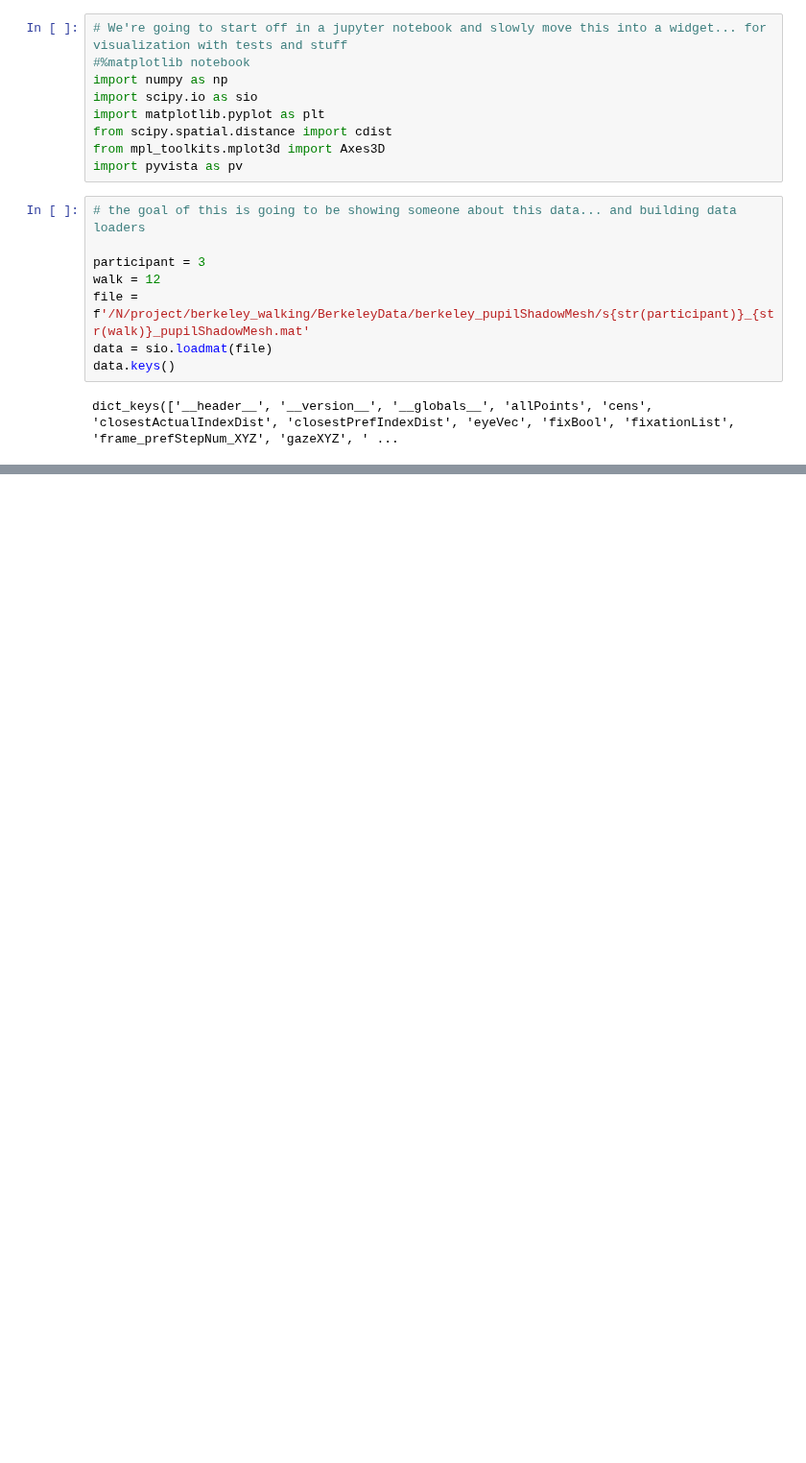
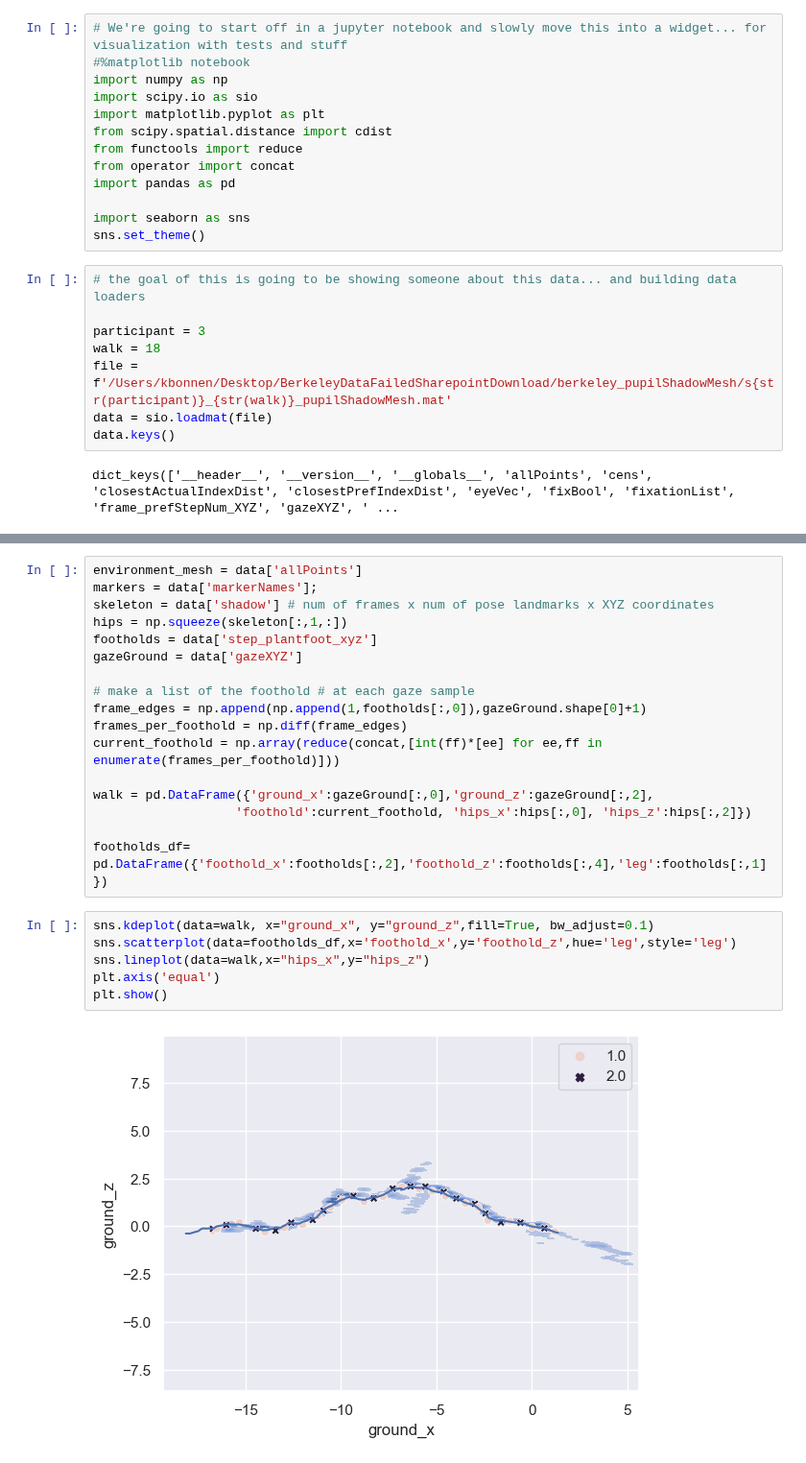
Before and after one commit to BonnenLab/visualize-skelly-laser-environment, a Jupyter notebook: getting-started.ipynb, the cells around one changed output, grey strips where cells are left out. Shown at 96% size. Saved outputs shown, nothing was run; the diff lists cells and outputs as text; blank space fills up the shorter version.

Commit message:
Updated to load a visualize a single walk with seaborn plots

```diff
--- a/getting-started.ipynb
+++ b/getting-started.ipynb
@@ -5,14 +5,18 @@ import numpy as np
 import scipy.io as sio
 import matplotlib.pyplot as plt
 from scipy.spatial.distance import cdist
-from mpl_toolkits.mplot3d import Axes3D
-import pyvista as pv
+from functools import reduce
+from operator import concat
+import pandas as pd
+
+import seaborn as sns
+sns.set_theme()
 # %%
 # the goal of this is going to be showing someone about this data... and building data loaders
 
 participant = 3
-walk = 12
-file = f'/N/project/berkeley_walking/BerkeleyData/berkeley_pupilShadowMesh/s{str(participant)}_{str(walk)}_pupilShadowMesh.mat'
+walk = 18
+file = f'/Users/kbonnen/Desktop/BerkeleyDataFailedSharepointDownload/berkeley_pupilShadowMesh/s{str(participant)}_{str(walk)}_pupilShadowMesh.mat'
 data = sio.loadmat(file)
 data.keys()
 # %% [output]
@@ -384,0 +24,25 @@ plt.show()
+# %%
+environment_mesh = data['allPoints']
+markers = data['markerNames'];
+skeleton = data['shadow'] # num of frames x num of pose landmarks x XYZ coordinates
+hips = np.squeeze(skeleton[:,1,:])
+footholds = data['step_plantfoot_xyz']
+gazeGround = data['gazeXYZ']
+
+# make a list of the foothold # at each gaze sample
+frame_edges = np.append(np.append(1,footholds[:,0]),gazeGround.shape[0]+1)
+frames_per_foothold = np.diff(frame_edges)
+current_foothold = np.array(reduce(concat,[int(ff)*[ee] for ee,ff in enumerate(frames_per_foothold)]))
+
+walk = pd.DataFrame({'ground_x':gazeGround[:,0],'ground_z':gazeGround[:,2],
+                   'foothold':current_foothold, 'hips_x':hips[:,0], 'hips_z':hips[:,2]})
+
+footholds_df= pd.DataFrame({'foothold_x':footholds[:,2],'foothold_z':footholds[:,4],'leg':footholds[:,1]})
+# %%
+sns.kdeplot(data=walk, x="ground_x", y="ground_z",fill=True, bw_adjust=0.1)
+sns.scatterplot(data=footholds_df,x='foothold_x',y='foothold_z',hue='leg',style='leg')
+sns.lineplot(data=walk,x="hips_x",y="hips_z")
+plt.axis('equal')
+plt.show()
+# %% [output]
+[figure, added]
```
Also changed, not shown: parts of 31 cells of this notebook.
